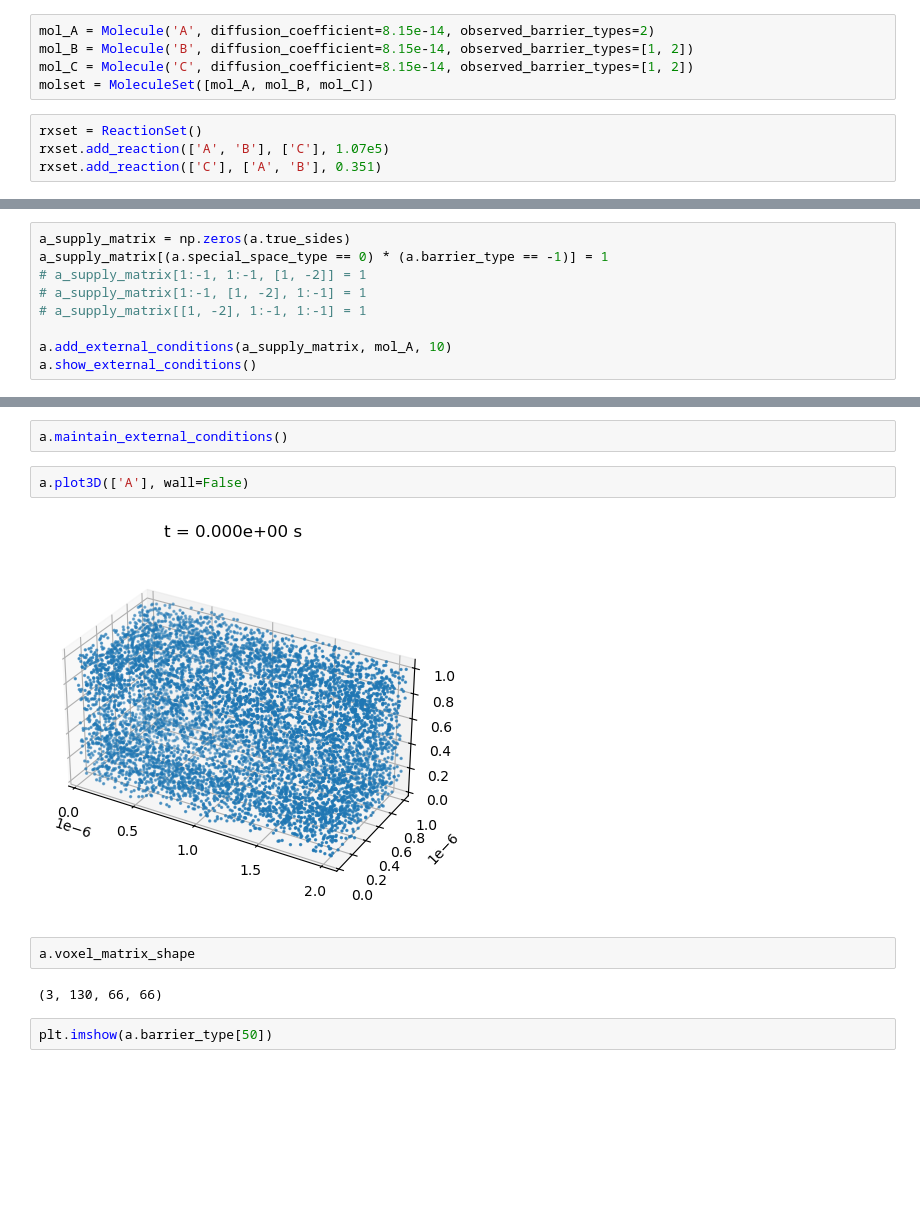
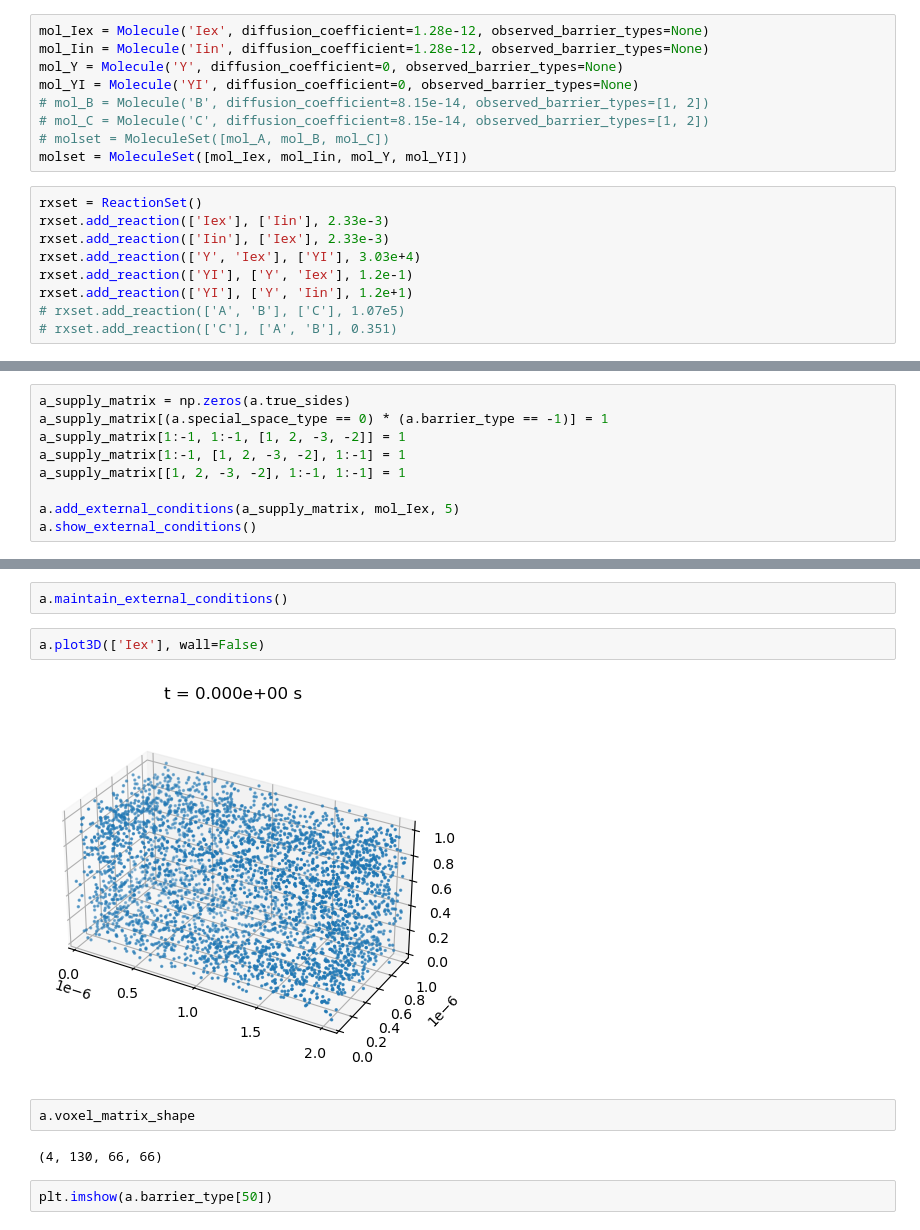
Before and after one commit to darrenjhsu/redicell_framework, a Jupyter notebook: Build_LM_big_matrix_ecoli.ipynb, the cells around one changed output, grey strips where cells are left out. Saved outputs shown, nothing was run; the diff lists cells and outputs as text; blank space fills up the shorter version.

```diff
--- a/Build_LM_big_matrix_ecoli.ipynb
+++ b/Build_LM_big_matrix_ecoli.ipynb
@@ -20,23 +20,32 @@ Voxel [27, 32, 32] has a coordinate of [-5.92000000e-07  1.05879118e-22  1.05879
 Successfully created a E. coli rod
 [figure]
 # %%
-mol_A = Molecule('A', diffusion_coefficient=8.15e-14, observed_barrier_types=2)
-mol_B = Molecule('B', diffusion_coefficient=8.15e-14, observed_barrier_types=[1, 2])
-mol_C = Molecule('C', diffusion_coefficient=8.15e-14, observed_barrier_types=[1, 2])
-molset = MoleculeSet([mol_A, mol_B, mol_C])
+mol_Iex = Molecule('Iex', diffusion_coefficient=1.28e-12, observed_barrier_types=None)
+mol_Iin = Molecule('Iin', diffusion_coefficient=1.28e-12, observed_barrier_types=None)
+mol_Y = Molecule('Y', diffusion_coefficient=0, observed_barrier_types=None)
+mol_YI = Molecule('YI', diffusion_coefficient=0, observed_barrier_types=None)
+# mol_B = Molecule('B', diffusion_coefficient=8.15e-14, observed_barrier_types=[1, 2])
+# mol_C = Molecule('C', diffusion_coefficient=8.15e-14, observed_barrier_types=[1, 2])
+# molset = MoleculeSet([mol_A, mol_B, mol_C])
+molset = MoleculeSet([mol_Iex, mol_Iin, mol_Y, mol_YI])
 # %%
 rxset = ReactionSet()
-rxset.add_reaction(['A', 'B'], ['C'], 1.07e5)
-rxset.add_reaction(['C'], ['A', 'B'], 0.351)
+rxset.add_reaction(['Iex'], ['Iin'], 2.33e-3)
+rxset.add_reaction(['Iin'], ['Iex'], 2.33e-3)
+rxset.add_reaction(['Y', 'Iex'], ['YI'], 3.03e+4)
+rxset.add_reaction(['YI'], ['Y', 'Iex'], 1.2e-1)
+rxset.add_reaction(['YI'], ['Y', 'Iin'], 1.2e+1)
+# rxset.add_reaction(['A', 'B'], ['C'], 1.07e5)
+# rxset.add_reaction(['C'], ['A', 'B'], 0.351)
 # %%
 a = RediCell(design=d, molecule_types=molset, reaction_set=rxset, t_step=2e-3)
 # %%
 a_supply_matrix = np.zeros(a.true_sides)
 a_supply_matrix[(a.special_space_type == 0) * (a.barrier_type == -1)] = 1
-# a_supply_matrix[1:-1, 1:-1, [1, -2]] = 1
-# a_supply_matrix[1:-1, [1, -2], 1:-1] = 1
-# a_supply_matrix[[1, -2], 1:-1, 1:-1] = 1
+a_supply_matrix[1:-1, 1:-1, [1, 2, -3, -2]] = 1
+a_supply_matrix[1:-1, [1, 2, -3, -2], 1:-1] = 1
+a_supply_matrix[[1, 2, -3, -2], 1:-1, 1:-1] = 1
 
-a.add_external_conditions(a_supply_matrix, mol_A, 10)
+a.add_external_conditions(a_supply_matrix, mol_Iex, 5)
 a.show_external_conditions()
 # %% [output]
@@ -56,13 +69,13 @@ a.configure_barrier()
 # %%
 a.maintain_external_conditions()
 # %%
-a.plot3D(['A'], wall=False)
+a.plot3D(['Iex'], wall=False)
 # %% [output]
-[figure, old version]
+[figure, new version]
 # %%
 a.voxel_matrix_shape
 # %% [output]
-(3, 130, 66, 66)
+(4, 130, 66, 66)
 # %%
 plt.imshow(a.barrier_type[50])
 # %% [output]
```
Also changed, not shown: parts of 16 cells of this notebook, 2 other files.
